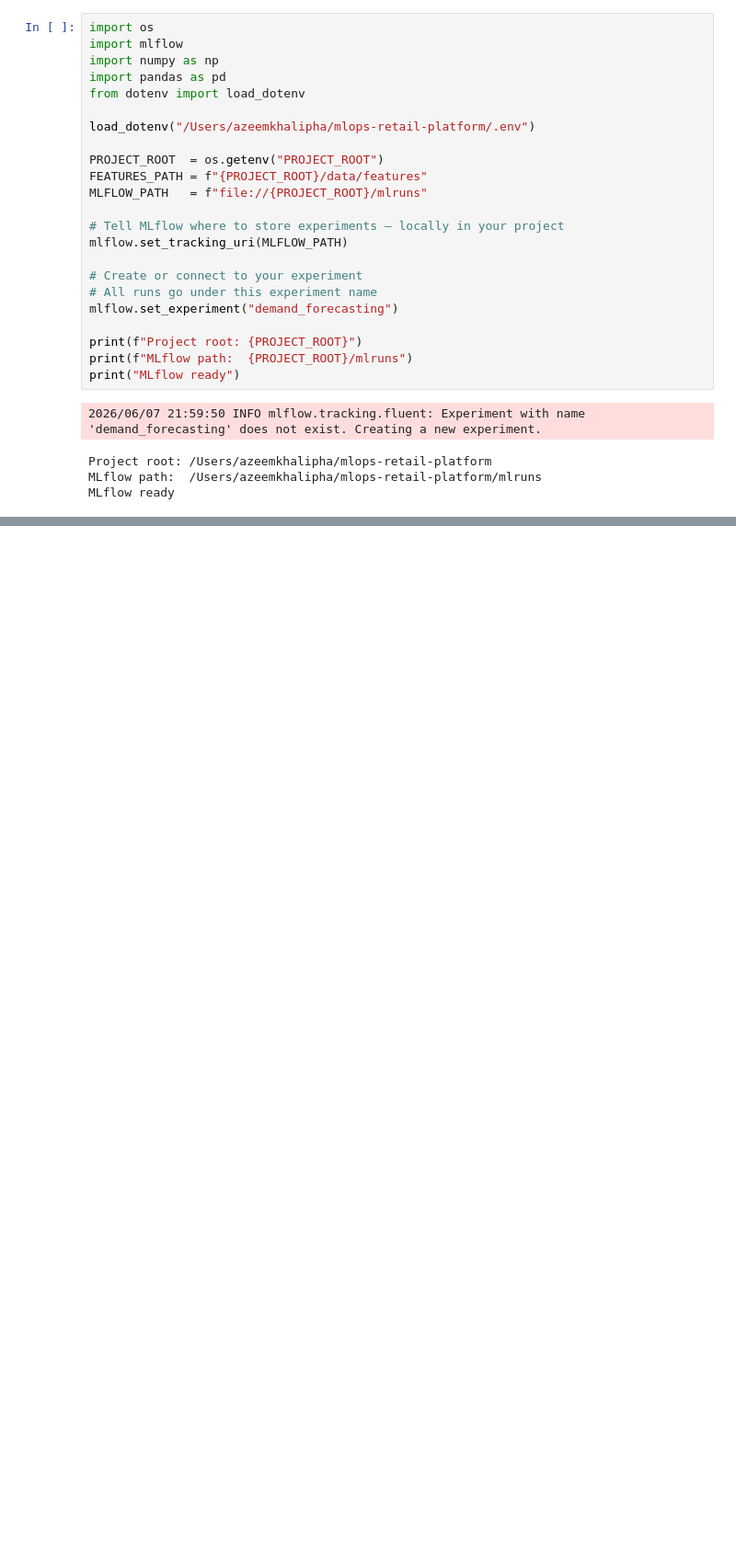
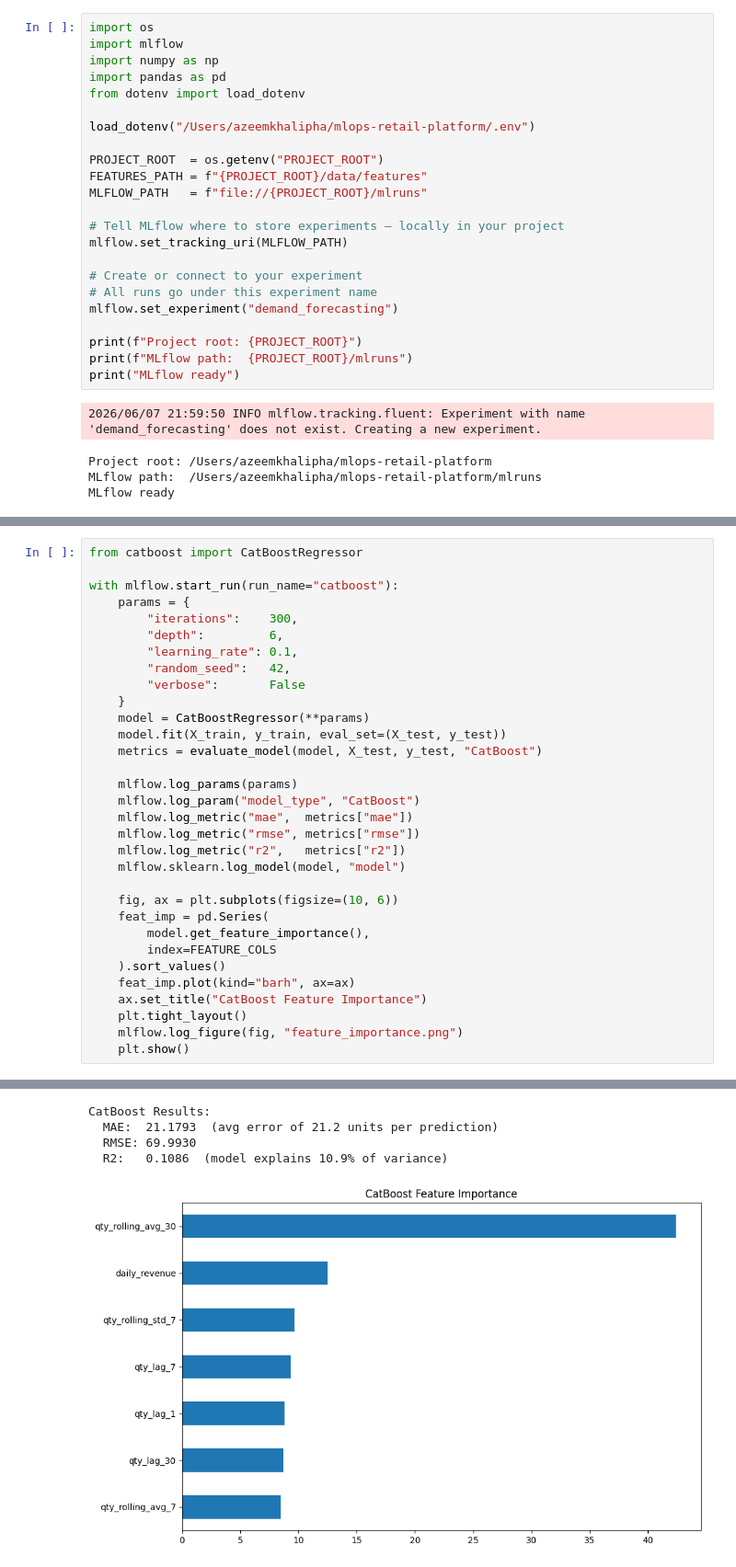
Before and after one commit to azeemkhalipha/mlops-retail-platform, a Jupyter notebook: notebooks/02_model_training.ipynb, the cells around one changed output, grey strips where cells are left out. Shown at 92% size. Drawn from its saved outputs; the diff is of its cells as text; blank space fills up the shorter version.

```diff
--- a/notebooks/02_model_training.ipynb
+++ b/notebooks/02_model_training.ipynb
@@ -28,0 +395,33 @@ MLflow ready
+# %%
+from catboost import CatBoostRegressor
+
+with mlflow.start_run(run_name="catboost"):
+    params = {
+        "iterations":    300,
+        "depth":         6,
+        "learning_rate": 0.1,
+        "random_seed":   42,
+        "verbose":       False
+    }
+    model = CatBoostRegressor(**params)
+    model.fit(X_train, y_train, eval_set=(X_test, y_test))
+    metrics = evaluate_model(model, X_test, y_test, "CatBoost")
+
+    mlflow.log_params(params)
+    mlflow.log_param("model_type", "CatBoost")
+    mlflow.log_metric("mae",  metrics["mae"])
+    mlflow.log_metric("rmse", metrics["rmse"])
+    mlflow.log_metric("r2",   metrics["r2"])
+    mlflow.sklearn.log_model(model, "model")
+
+    fig, ax = plt.subplots(figsize=(10, 6))
+    feat_imp = pd.Series(
+        model.get_feature_importance(),
+        index=FEATURE_COLS
+    ).sort_values()
+    feat_imp.plot(kind="barh", ax=ax)
+    ax.set_title("CatBoost Feature Importance")
+    plt.tight_layout()
+    mlflow.log_figure(fig, "feature_importance.png")
+    plt.show()
+# %% [output]
@@ -28,0 +430,5 @@ MLflow ready
+CatBoost Results:
+  MAE:  21.1793  (avg error of 21.2 units per prediction)
+  RMSE: 69.9930
+  R2:   0.1086  (model explains 10.9% of variance)
+[figure, added]
```
Also changed, not shown: parts of 16 cells of this notebook, 12 other files.
